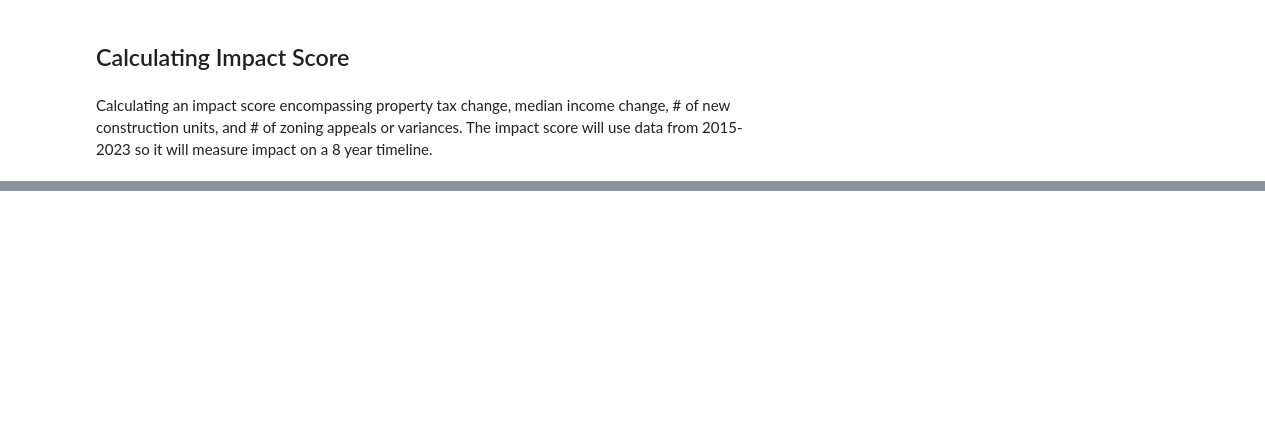
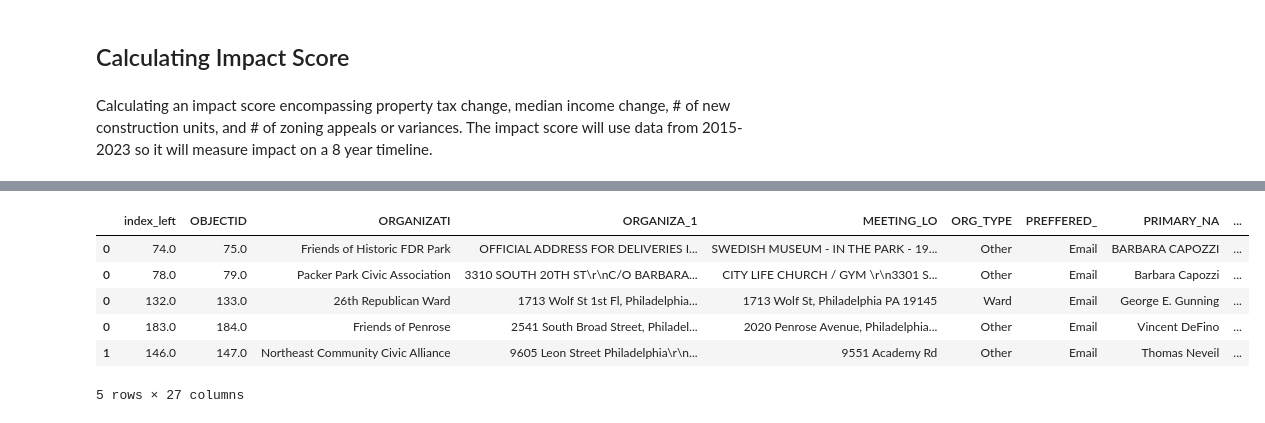
Before and after one commit to avavani/Practicum, a Jupyter notebook: notebooks/impact_score.ipynb, the cells around one changed output, grey strips where cells are left out. Saved outputs shown, nothing was run; the diff lists cells and outputs as text; code cells hidden in the pictures; blank space fills up the shorter version.

```diff
--- a/notebooks/impact_score.ipynb
+++ b/notebooks/impact_score.ipynb
@@ -80,0 +226,10 @@ taxable_prop.head()
+# %%
+construction_rco.head()
+# %% [output]
+|  | index_left | OBJECTID | ORGANIZATI | ORGANIZA_1 | MEETING_LO | ORG_TYPE | PREFFERED_ | PRIMARY_NA | ... |
+| 0 | 74.0 | 75.0 | Friends of Historic FDR Park | OFFICIAL ADDRESS FOR DELIVERIES I... | SWEDISH MUSEUM - IN THE PARK - 19... | Other | Email | BARBARA CAPOZZI | ... |
+| 0 | 78.0 | 79.0 | Packer Park Civic Association | 3310 SOUTH 20TH ST\r\nC/O BARBARA... | CITY LIFE CHURCH / GYM \r\n3301 S... | Other | Email | Barbara Capozzi | ... |
+| 0 | 132.0 | 133.0 | 26th Republican Ward | 1713 Wolf St 1st Fl, Philadelphia... | 1713 Wolf St, Philadelphia PA 19145 | Ward | Email | George E. Gunning | ... |
+| 0 | 183.0 | 184.0 | Friends of Penrose | 2541 South Broad Street, Philadel... | 2020 Penrose Avenue, Philadelphia... | Other | Email | Vincent DeFino | ... |
+| 1 | 146.0 | 147.0 | Northeast Community Civic Alliance | 9605 Leon Street Philadelphia\r\n... | 9551 Academy Rd | Other | Email | Thomas Neveil | ... |
+5 rows × 27 columns
```
Also changed, not shown: parts of 40 cells of this notebook, 23 other files.
